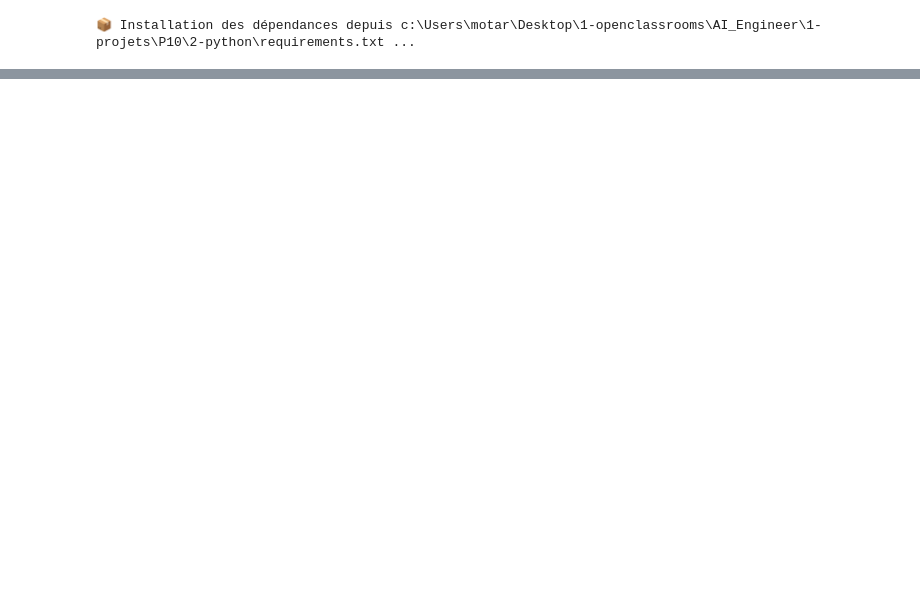
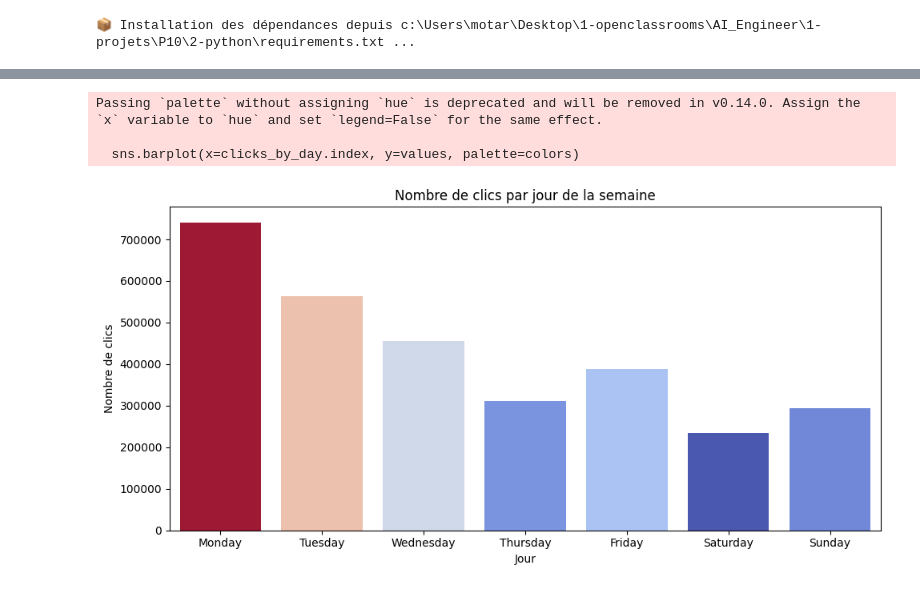
Before and after one commit to Arnaud66170/P10, a Jupyter notebook: notebooks/01_data_preparation.ipynb, the cells around one changed output, grey strips where cells are left out. Saved outputs shown, nothing was run; the diff lists cells and outputs as text; code cells hidden in the pictures; blank space fills up the shorter version.

```diff
--- a/notebooks/01_data_preparation.ipynb
+++ b/notebooks/01_data_preparation.ipynb
@@ -34,0 +83,18 @@ output_path = os.path.join(project_root, "outputs", "df_articles.parquet")
+# %%
+var_explained = 0.95  # 95 % de la variance
+
+if use_gpu:
+    # cuML n’accepte pas n_components <1 ; on reste sur un nombre fixe
+    # → on peut récupérer pca_gpu.explained_variance_ratio_ puis faire un slice manuel
+    pca_gpu       = cuPCA(n_components = 80)   # par défaut, un nombre élevé
+    emb_gpu_full  = pca_gpu.fit_transform(embeddings_raw)
+    ratios_gpu    = pca_gpu.explained_variance_ratio_.cumsum()
+    k             = int((ratios_gpu >= var_explained).argmax()) + 1
+    embeddings_reduced = emb_gpu_full[:, :k]
+    print(f"GPU: {k} composantes gardées pour atteindre {var_explained*100:.0f} % de variance")
+else:
+    # PCA CPU par rapport à un ratio
+    from sklearn.decomposition import PCA
+    pca_cpu = PCA(n_components = var_explained)
+    embeddings_reduced = pca_cpu.fit_transform(embeddings_raw)
+    print(f"CPU: {pca_cpu.n_components_} composantes gardées pour atteindre {var_explained*100:.0f} % de variance")
@@ -35,4 +107,3 @@ output_path = os.path.join(project_root, "outputs", "df_articles.parquet")
 # %%
-df_articles = preprocess_all_articles(metadata_path = metadata_path,
-                                      embeddings_path = embeddings_path)
+df_articles = attach_embeddings(df_meta, embeddings_reduced)
 # %% [markdown]
@@ -67,0 +142,5 @@ df = df_clicks_full.merge(df_articles_simple, on = "article_id", how = "left")
+# %%
+df["click_timestamp"] = pd.to_datetime(df["click_timestamp"], unit = "ms", errors = "coerce")
+df["hour"] = df["click_timestamp"].dt.hour
+df["day"] = df["click_timestamp"].dt.day_name()
+df["month"] = df["click_timestamp"].dt.to_period("M")
@@ -67,0 +191,24 @@ df = df_clicks_full.merge(df_articles_simple, on = "article_id", how = "left")
+# %%
+# Clics par jour de la semaine
+clicks_by_day = df["day"].value_counts().reindex([
+    "Monday", "Tuesday", "Wednesday", "Thursday", "Friday", "Saturday", "Sunday"
+])
+
+# Normalisation des valeurs pour la colormap
+values = clicks_by_day.values
+norm = plt.Normalize(values.min(), values.max())
+colors = cm.coolwarm(norm(values))
+
+# Affichage du graphique
+plt.figure(figsize=(10, 5))
+sns.barplot(x=clicks_by_day.index, y=values, palette=colors)
+plt.title("Nombre de clics par jour de la semaine")
+plt.xlabel("Jour")
+plt.ylabel("Nombre de clics")
+plt.tight_layout()
+plt.show()
+# %% [output]
+Passing `palette` without assigning `hue` is deprecated and will be removed in v0.14.0. Assign the `x` variable to `hue` and set `legend=False` for the same effect.
+
+  sns.barplot(x=clicks_by_day.index, y=values, palette=colors)
+[figure, added]
```
Also changed, not shown: parts of 37 cells of this notebook, 6 other files.
